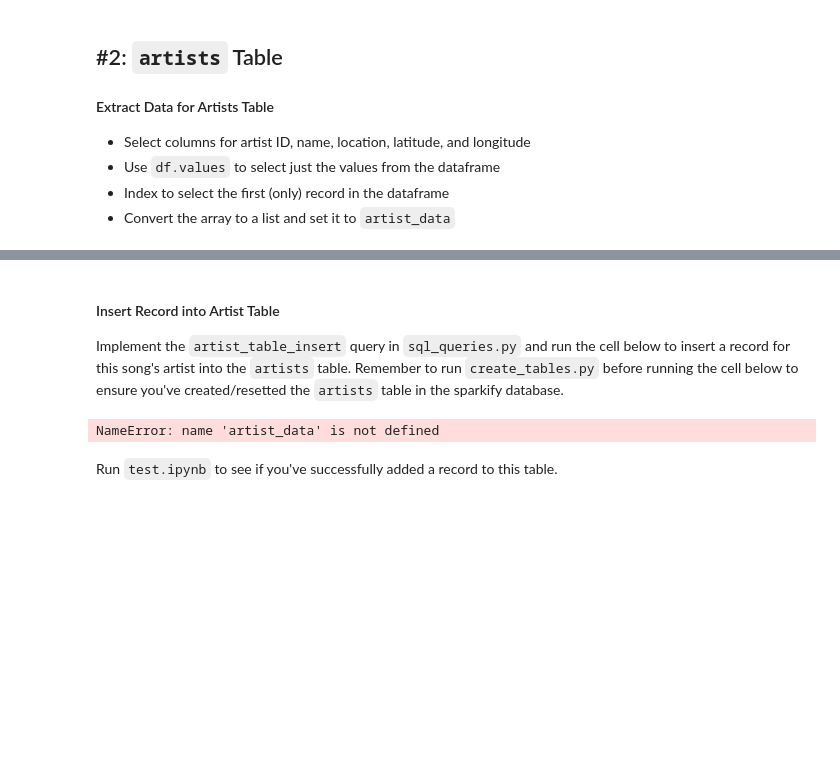
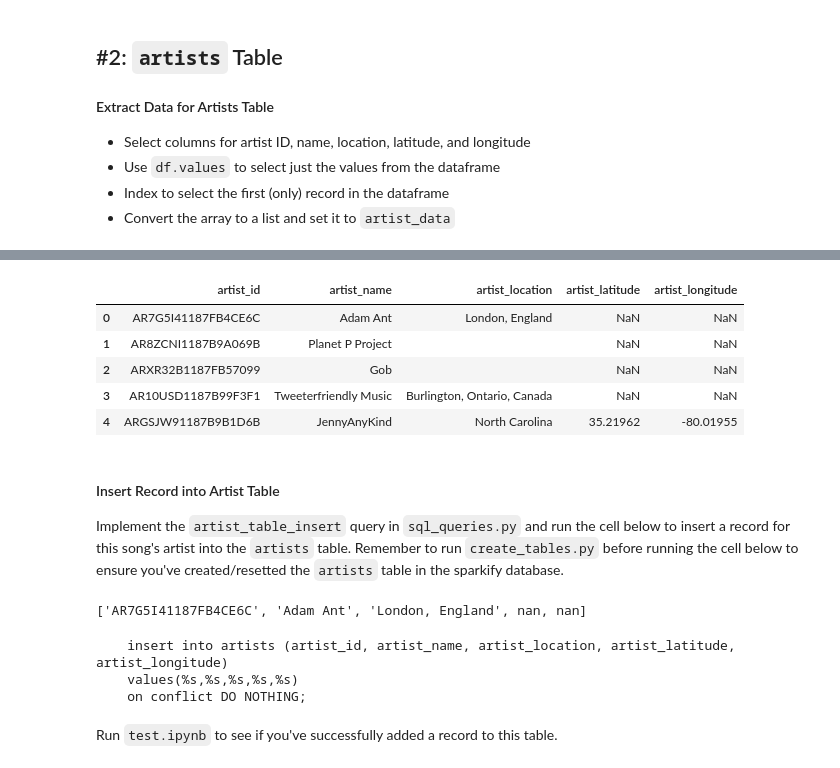
Before and after one commit to risarora/Udacity-Data-Engineering-Nanodegree, a Jupyter notebook: Project 1 Data Modeling with Postgres/etl.ipynb, the cells around one changed output, grey strips where cells are left out. Saved outputs shown, nothing was run; the diff lists cells and outputs as text; code cells hidden in the pictures; blank space fills up the shorter version.

```diff
--- a/Project 1 Data Modeling with Postgres/etl.ipynb
+++ b/Project 1 Data Modeling with Postgres/etl.ipynb
@@ -103,8 +101,24 @@ artist_data
+# %%
+artist_cols=['artist_id', 'artist_name', 'artist_location', 'artist_latitude', 'artist_longitude']
+artist_data = df[artist_cols]
+artist_data.head()
+# %% [output]
+|  | artist_id | artist_name | artist_location | artist_latitude | artist_longitude |
+| 0 | AR7G5I41187FB4CE6C | Adam Ant | London, England | NaN | NaN |
+| 1 | AR8ZCNI1187B9A069B | Planet P Project |  | NaN | NaN |
+| 2 | ARXR32B1187FB57099 | Gob |  | NaN | NaN |
+| 3 | AR10USD1187B99F3F1 | Tweeterfriendly Music | Burlington, Ontario, Canada | NaN | NaN |
+| 4 | ARGSJW91187B9B1D6B | JennyAnyKind | North Carolina | 35.21962 | -80.01955 |
 # %% [markdown]
 #### Insert Record into Artist Table
 Implement the `artist_table_insert` query in `sql_queries.py` and run the cell below to insert a record for this song's artist into the `artists` table. Remember to run `create_tables.py` before running the cell below to ensure you've created/resetted the `artists` table in the sparkify database.
-# %%
-cur.execute(artist_table_insert, artist_data)
-conn.commit()
-# %% [output]
-NameError: name 'artist_data' is not defined
+# %%
+artist_data.values.tolist()[0]
+# %% [output]
+['AR7G5I41187FB4CE6C', 'Adam Ant', 'London, England', nan, nan]
+# %%
+print(artist_table_insert)
+# %% [output]
+    insert into artists (artist_id, artist_name, artist_location, artist_latitude, artist_longitude)
+    values(%s,%s,%s,%s,%s)
+    on conflict DO NOTHING;
```
Also changed, not shown: parts of 25 cells of this notebook, 2 other files.
